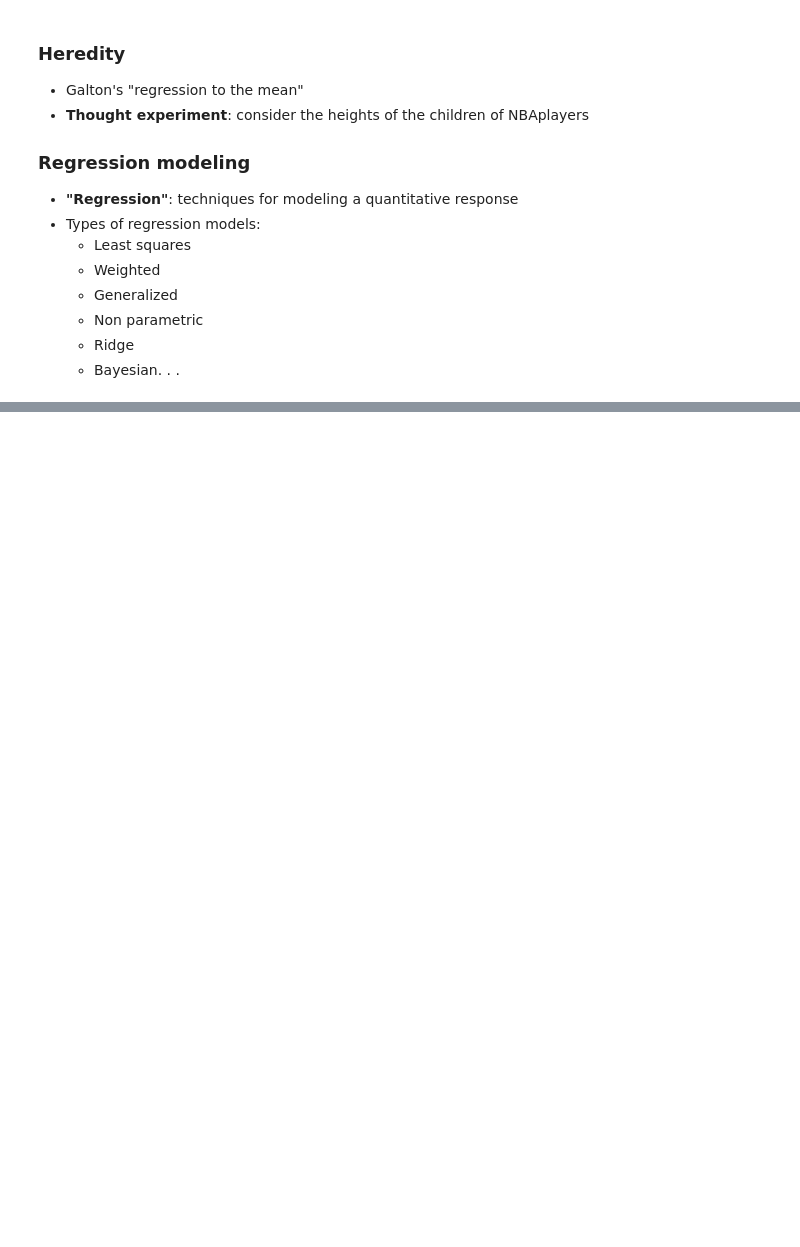
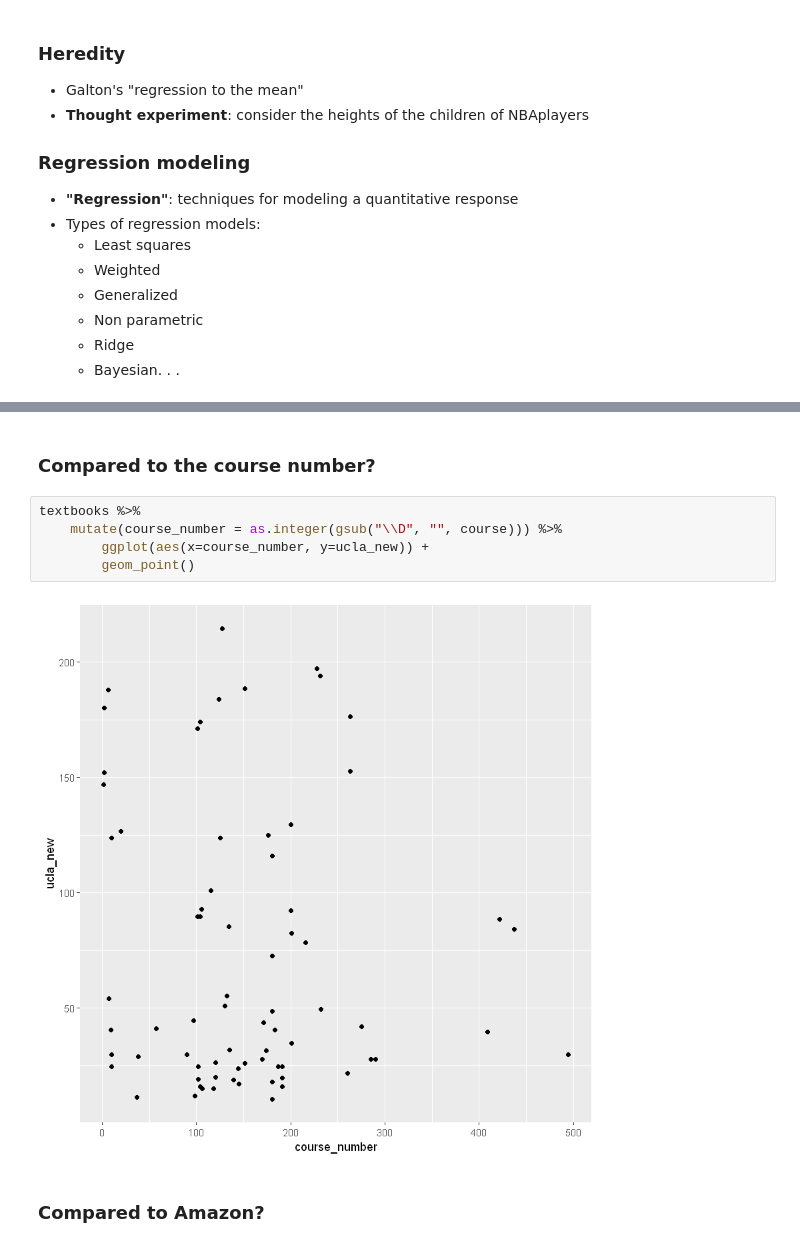
Before and after one commit to VictorOmondi1997/Correlation-and-Regression-in-R, a Jupyter notebook: Correlation and Regression in R.ipynb, the cells around one changed output, grey strips where cells are left out. Saved outputs shown, nothing was run; the diff lists cells and outputs as text; blank space fills up the shorter version.

```diff
--- a/Correlation and Regression in R.ipynb
+++ b/Correlation and Regression in R.ipynb
@@ -765,0 +763,11 @@ Where $r_{X, Y}$ is the correlation (`cor()`) of $X$ and $Y$ and $s_X$ and $s_Y$
+# %% [markdown]
+### Compared to the course number?
+# %%
+textbooks %>%
+    mutate(course_number = as.integer(gsub("\\D", "", course))) %>%
+        ggplot(aes(x=course_number, y=ucla_new)) +
+        geom_point()
+# %% [output]
+[figure, added]
+# %% [markdown]
+### Compared to Amazon?
```
Also changed, not shown: parts of 86 cells of this notebook.
